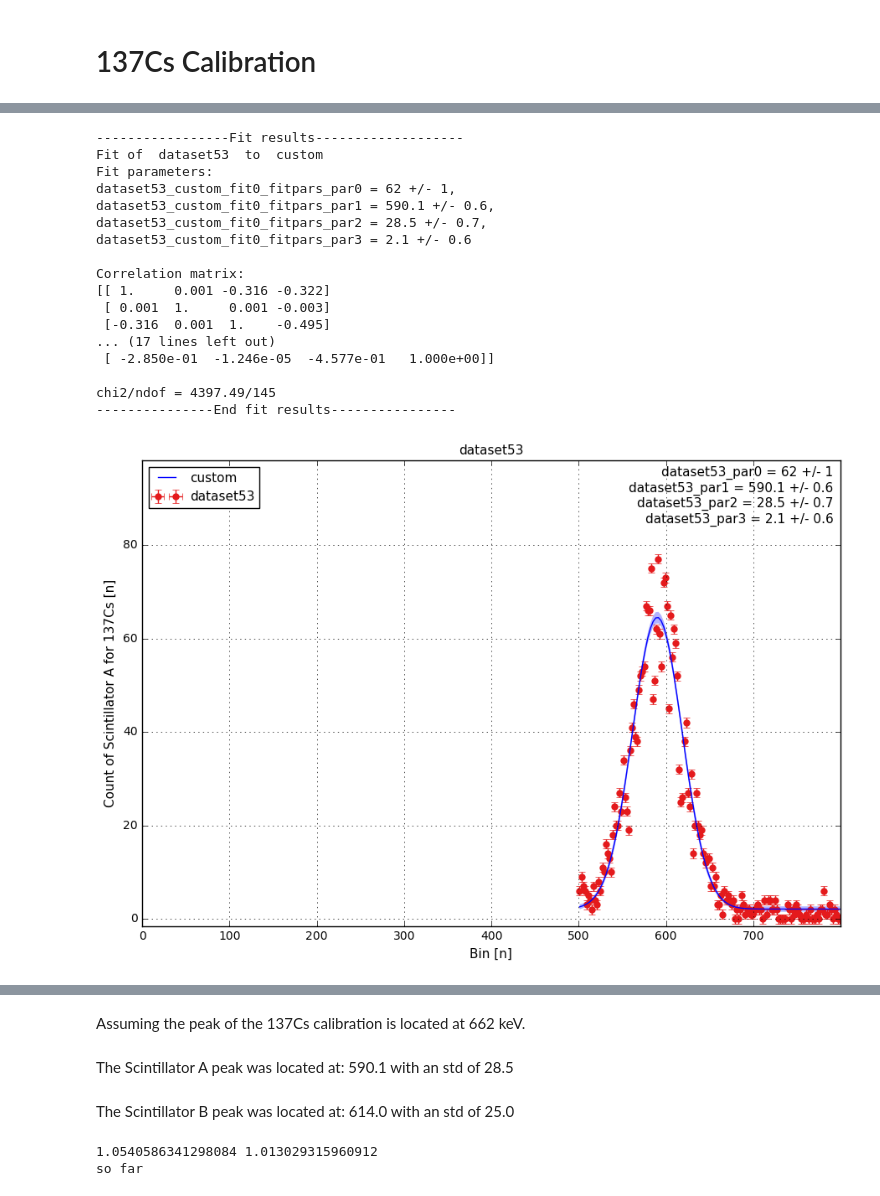
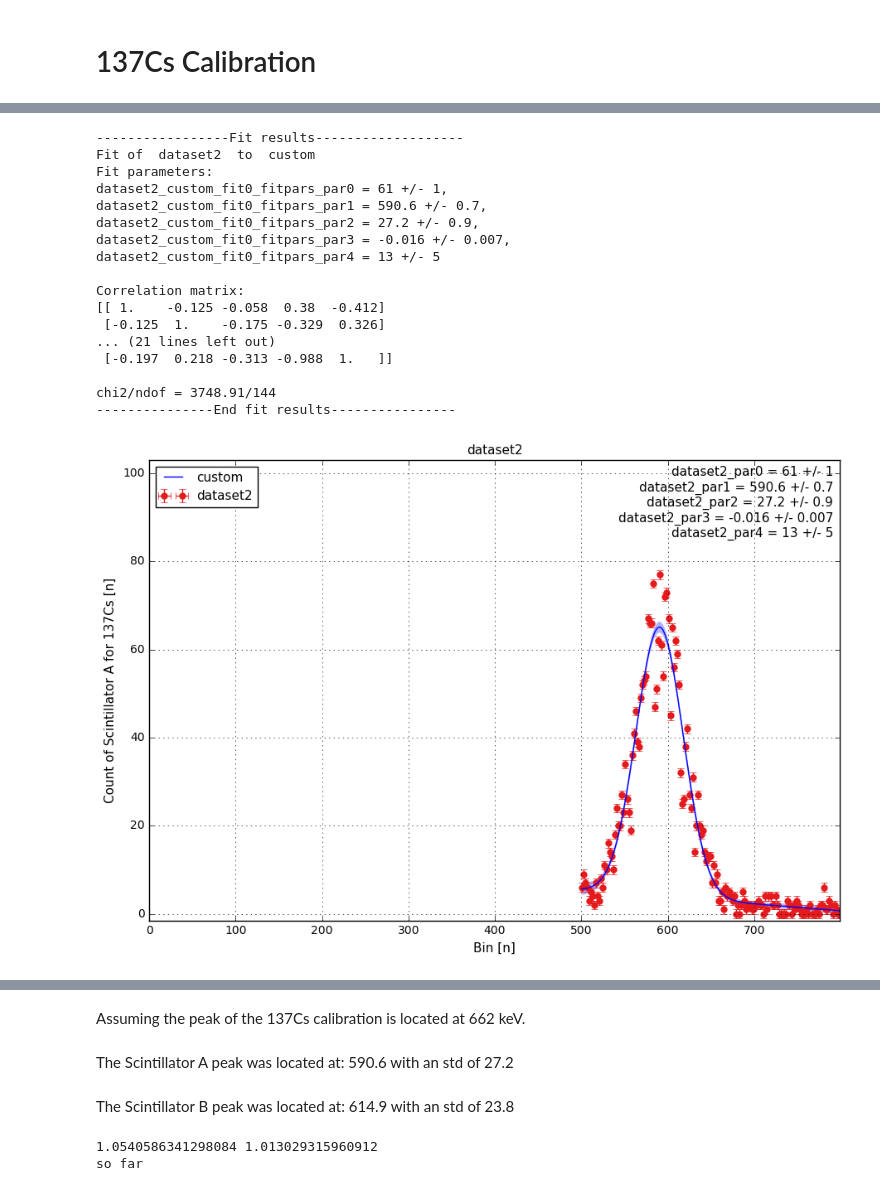
Before and after one commit to CapaFenLisesi/Modern-Physics-Labs, a Jupyter notebook: Compton Effect/CECalibration.ipynb, the cells around one changed output, grey strips where cells are left out. Drawn from its saved outputs; the diff is of its cells as text; code cells hidden in the pictures.

```diff
--- a/Compton Effect/CECalibration.ipynb
+++ b/Compton Effect/CECalibration.ipynb
@@ -38,28 +41,28 @@ figure3 = q.MakePlot(binsA,countCsASum)
 figure4 = q.MakePlot(binsB,countCsBSum)
 # %%
 def gaussianFit(x, *para):
-    return para[0]*np.exp(-((x-para[1])**2)/(2*para[2]**2))+para[3]
+    return para[0]*np.exp(-((x-para[1])**2)/(2*para[2]**2))+para[3]*x+para[4]
 # %%
-figure3.fit(gaussianFit,fitcolor="blue",parguess=[80,600,30,0])
-figure4.fit(gaussianFit,fitcolor="blue",parguess=[80,600,30,0])
+figure3.fit(gaussianFit,fitcolor="blue",parguess=[80,600,30,1,1])
+figure4.fit(gaussianFit,fitcolor="blue",parguess=[80,600,30,1,1])
 figure3.show()
 figure4.show()
 # %% [output]
 -----------------Fit results-------------------
-Fit of  dataset53  to  custom
+Fit of  dataset2  to  custom
 Fit parameters:
-dataset53_custom_fit0_fitpars_par0 = 62 +/- 1,
-dataset53_custom_fit0_fitpars_par1 = 590.1 +/- 0.6,
-dataset53_custom_fit0_fitpars_par2 = 28.5 +/- 0.7,
-dataset53_custom_fit0_fitpars_par3 = 2.1 +/- 0.6
+dataset2_custom_fit0_fitpars_par0 = 61 +/- 1,
+dataset2_custom_fit0_fitpars_par1 = 590.6 +/- 0.7,
+dataset2_custom_fit0_fitpars_par2 = 27.2 +/- 0.9,
+dataset2_custom_fit0_fitpars_par3 = -0.016 +/- 0.007,
+dataset2_custom_fit0_fitpars_par4 = 13 +/- 5
 
 Correlation matrix:
-[[ 1.     0.001 -0.316 -0.322]
- [ 0.001  1.     0.001 -0.003]
- [-0.316  0.001  1.    -0.495]
-... (17 lines left out)
- [ -2.850e-01  -1.246e-05  -4.577e-01   1.000e+00]]
+[[ 1.    -0.125 -0.058  0.38  -0.412]
+ [-0.125  1.    -0.175 -0.329  0.326]
+... (21 lines left out)
+ [-0.197  0.218 -0.313 -0.988  1.   ]]
 
-chi2/ndof = 4397.49/145
+chi2/ndof = 3748.91/144
 ---------------End fit results----------------
-[figure, old version]
+[figure, new version]
@@ -67,7 +70,7 @@ chi2/ndof = 4397.49/145
 # %% [markdown]
 Assuming the peak of the 137Cs calibration is located at 662 keV. <br /> <br />
-The Scintillator A peak was located at: 590.1 with an std of 28.5 <br /> <br />
-The Scintillator B peak was located at: 614.0 with an std of 25.0
+The Scintillator A peak was located at: 590.6 with an std of 27.2 <br /> <br />
+The Scintillator B peak was located at: 614.9 with an std of 23.8
 # %%
 convA = 622/590.1
 convB = 622/614.0
```
Also changed, not shown: parts of 17 cells of this notebook, 1 other file.
